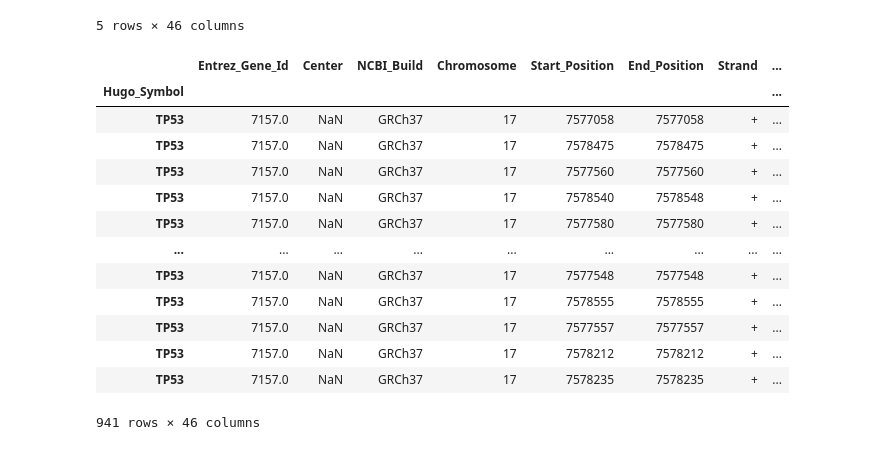
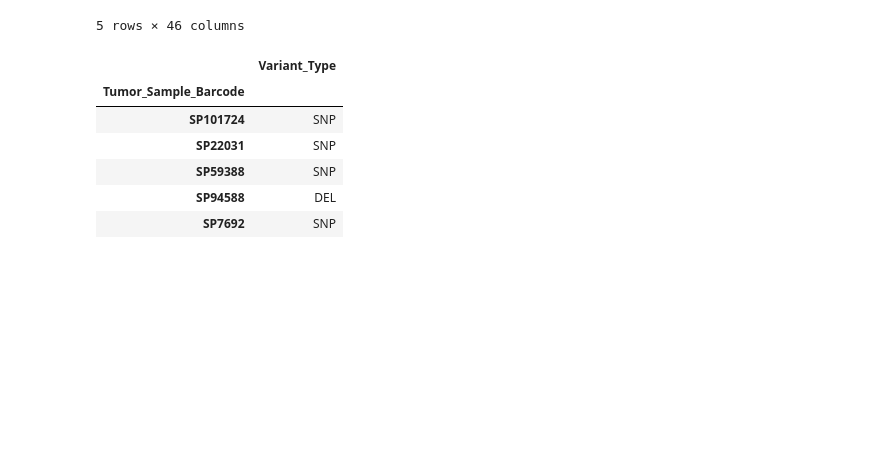
Before and after one commit to VittorioRossi/p53-mutations, a Jupyter notebook: notebooks_tcga/data_prep.ipynb, the cells around one changed output. Cells and saved outputs as stored; diff of their text form; code cells hidden in the pictures; blank space fills up the shorter version.

```diff
--- a/notebooks_tcga/data_prep.ipynb
+++ b/notebooks_tcga/data_prep.ipynb
@@ -52,27 +38,15 @@ mutations.head()
 | DEPDC1 | 55635.0 | NaN | GRCh37 | 1 | 68948436 | 68948436 | + | ... |
 5 rows × 46 columns
 # %%
-# Extract TP53 mutation data from the mutations dataframe
-# Select relevant columns and reset index
-# Drop the 'Hugo_Symbol' column as it's redundant after filtering
-
 tp53_mutations = mutations.loc['TP53']
-tp_53 = tp53_mutations[['Tumor_Sample_Barcode', 'Variant_Type', 'Variant_Classification']].copy().reset_index().drop(["Hugo_Symbol"], axis=1)
-# Preview the TP53 mutations data
-tp53_mutations.head()
+tp_53 = tp53_mutations[['Tumor_Sample_Barcode', 'Variant_Type']].reset_index().drop(["Hugo_Symbol"], axis=1).set_index('Tumor_Sample_Barcode')
+tp_53.head()
 # %% [output]
-|  | Entrez_Gene_Id | Center | NCBI_Build | Chromosome | Start_Position | End_Position | Strand | ... |
-| Hugo_Symbol |  |  |  |  |  |  |  | ... |
-| TP53 | 7157.0 | NaN | GRCh37 | 17 | 7577058 | 7577058 | + | ... |
-| TP53 | 7157.0 | NaN | GRCh37 | 17 | 7578475 | 7578475 | + | ... |
-| TP53 | 7157.0 | NaN | GRCh37 | 17 | 7577560 | 7577560 | + | ... |
-| TP53 | 7157.0 | NaN | GRCh37 | 17 | 7578540 | 7578548 | + | ... |
-| TP53 | 7157.0 | NaN | GRCh37 | 17 | 7577580 | 7577580 | + | ... |
-| ... | ... | ... | ... | ... | ... | ... | ... | ... |
-| TP53 | 7157.0 | NaN | GRCh37 | 17 | 7577548 | 7577548 | + | ... |
-| TP53 | 7157.0 | NaN | GRCh37 | 17 | 7578555 | 7578555 | + | ... |
-| TP53 | 7157.0 | NaN | GRCh37 | 17 | 7577557 | 7577557 | + | ... |
-| TP53 | 7157.0 | NaN | GRCh37 | 17 | 7578212 | 7578212 | + | ... |
-| TP53 | 7157.0 | NaN | GRCh37 | 17 | 7578235 | 7578235 | + | ... |
+|  | Variant_Type |
+| Tumor_Sample_Barcode |  |
+| SP101724 | SNP |
+| SP22031 | SNP |
+| SP59388 | SNP |
+| SP94588 | DEL |
+| SP7692 | SNP |
-941 rows × 46 columns
 # %%
```
Also changed, not shown: parts of 21 cells of this notebook, 17 other files.
